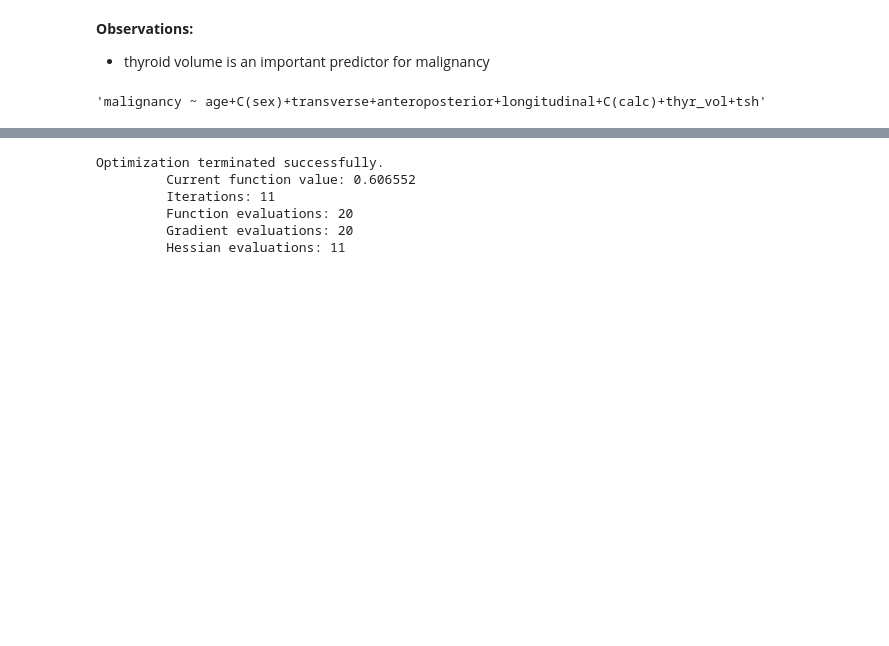
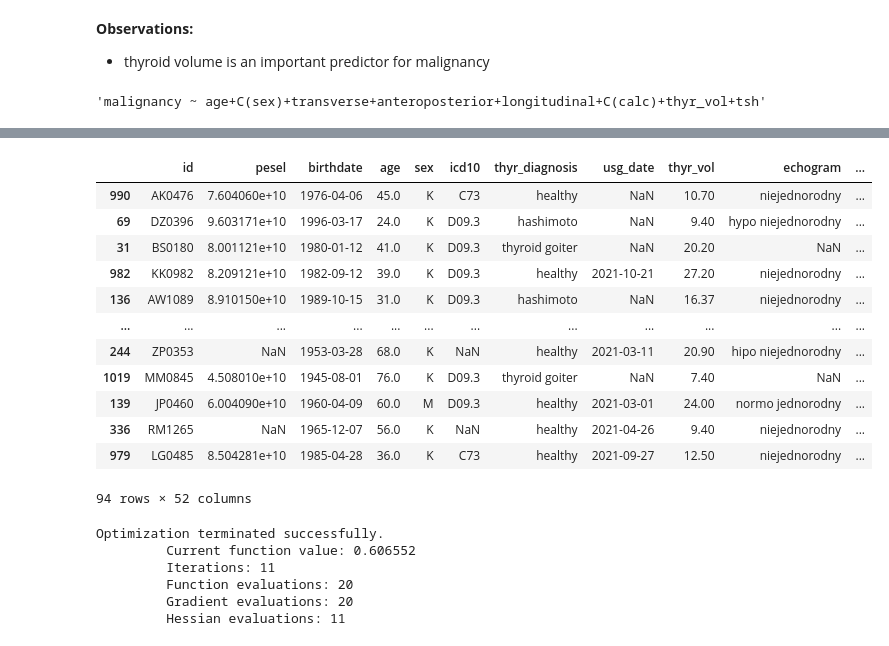
Before and after one commit to valentynbez/thyroid_2023, a Jupyter notebook: analysis.ipynb, the cells around one changed output, grey strips where cells are left out. Saved outputs shown, nothing was run; the diff lists cells and outputs as text; code cells hidden in the pictures; blank space fills up the shorter version.

```diff
--- a/analysis.ipynb
+++ b/analysis.ipynb
@@ -606,3 +618,19 @@ formula
+# %%
+full.loc[X_test.index]
+# %% [output]
+|  | id | pesel | birthdate | age | sex | icd10 | thyr_diagnosis | usg_date | thyr_vol | echogram | ... |
+| 990 | AK0476 | 7.604060e+10 | 1976-04-06 | 45.0 | K | C73 | healthy | NaN | 10.70 | niejednorodny | ... |
+| 69 | DZ0396 | 9.603171e+10 | 1996-03-17 | 24.0 | K | D09.3 | hashimoto | NaN | 9.40 | hypo niejednorodny | ... |
+| 31 | BS0180 | 8.001121e+10 | 1980-01-12 | 41.0 | K | D09.3 | thyroid goiter | NaN | 20.20 | NaN | ... |
+| 982 | KK0982 | 8.209121e+10 | 1982-09-12 | 39.0 | K | D09.3 | healthy | 2021-10-21 | 27.20 | niejednorodny | ... |
+| 136 | AW1089 | 8.910150e+10 | 1989-10-15 | 31.0 | K | D09.3 | hashimoto | NaN | 16.37 | niejednorodny | ... |
+| ... | ... | ... | ... | ... | ... | ... | ... | ... | ... | ... | ... |
+| 244 | ZP0353 | NaN | 1953-03-28 | 68.0 | K | NaN | healthy | 2021-03-11 | 20.90 | hipo niejednorodny | ... |
+| 1019 | MM0845 | 4.508010e+10 | 1945-08-01 | 76.0 | K | D09.3 | thyroid goiter | NaN | 7.40 | NaN | ... |
+| 139 | JP0460 | 6.004090e+10 | 1960-04-09 | 60.0 | M | D09.3 | healthy | 2021-03-01 | 24.00 | normo jednorodny | ... |
+| 336 | RM1265 | NaN | 1965-12-07 | 56.0 | K | NaN | healthy | 2021-04-26 | 9.40 | niejednorodny | ... |
+| 979 | LG0485 | 8.504281e+10 | 1985-04-28 | 36.0 | K | C73 | healthy | 2021-09-27 | 12.50 | niejednorodny | ... |
+94 rows × 52 columns
 # %%
 X, y = dm.drop(columns="malignancy"), dm.malignancy
 X_train, X_test, y_train, y_test = train_test_split(X, y, random_state=42)
```
Also changed, not shown: parts of 5 cells of this notebook, 1 other file.
